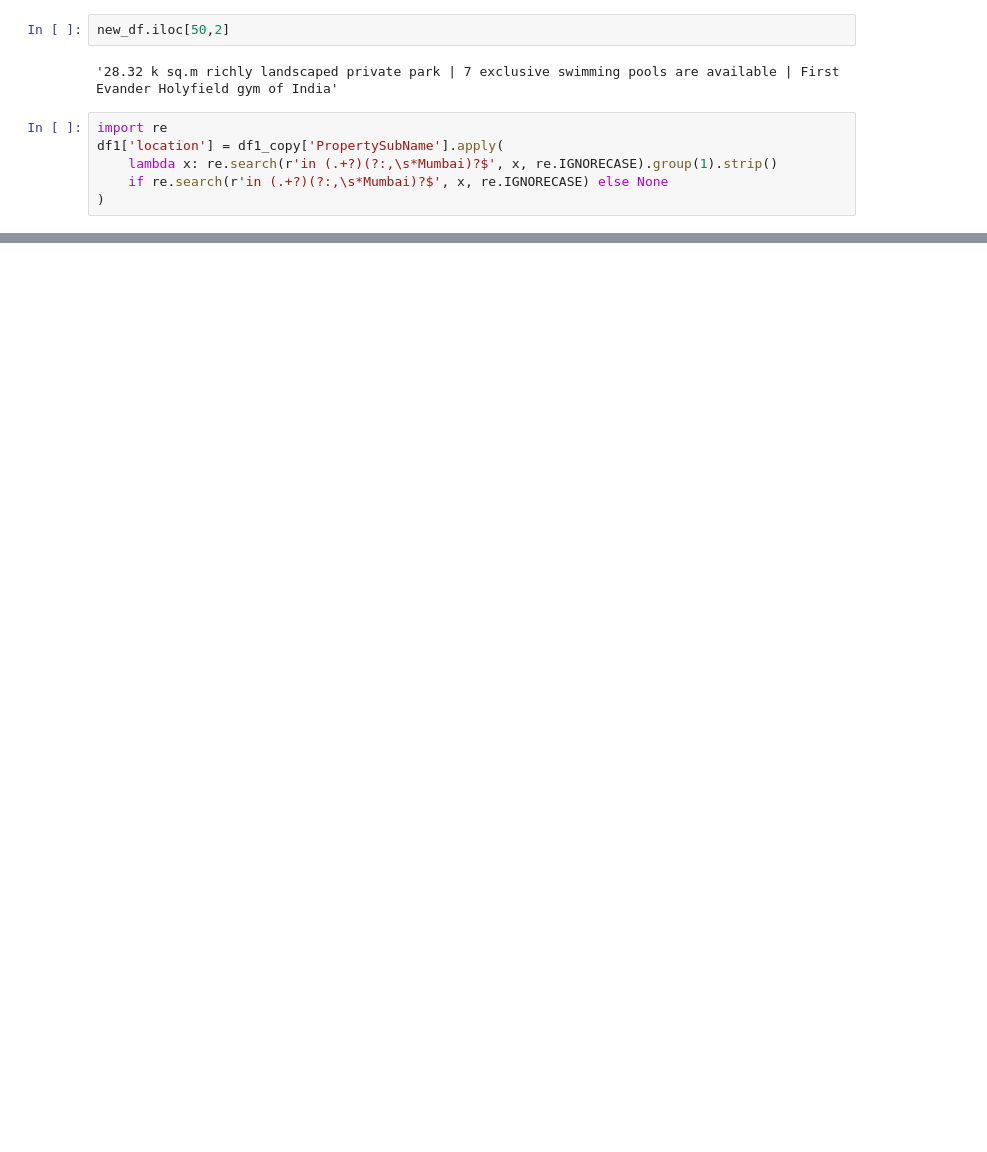
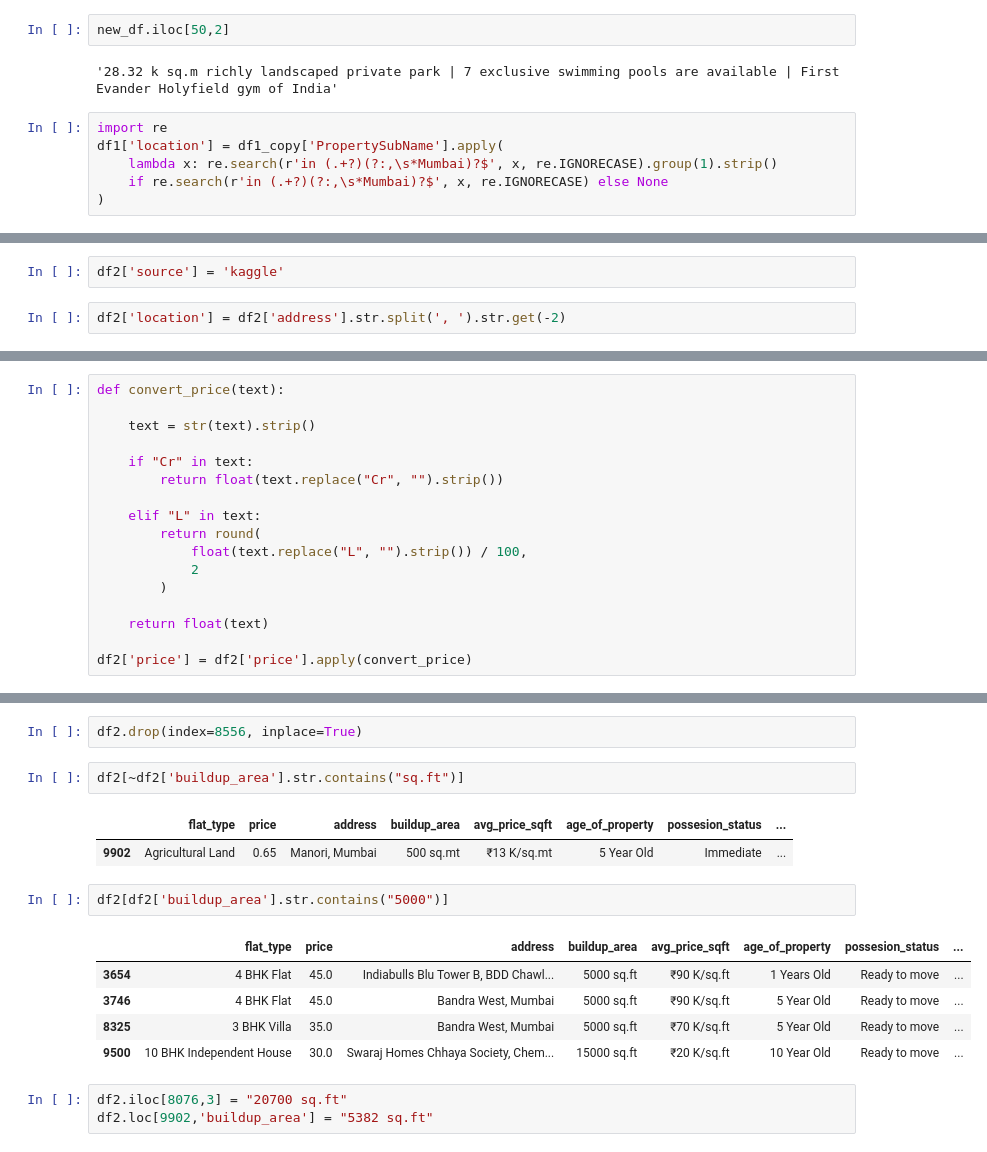
Before and after one commit to ShlokBagwe/Realytics-End-to-End-Real-Estate-Intelligence-Platform, a Jupyter notebook: Real_Estate_Data_Merge.ipynb, the cells around one changed output, grey strips where cells are left out. Saved outputs shown, nothing was run; the diff lists cells and outputs as text; blank space fills up the shorter version.

Commit message:
update df2 (mumbai_flat.csv)

```diff
--- a/Real_Estate_Data_Merge.ipynb
+++ b/Real_Estate_Data_Merge.ipynb
@@ -241,0 +226,4 @@ new_df = new_df.merge(df1[['propertyname','location']],on='propertyname', how='l
+# %%
+df2['source'] = 'kaggle'
+# %%
+df2['location'] = df2['address'].str.split(', ').str.get(-2)
@@ -241,0 +235,17 @@ new_df = new_df.merge(df1[['propertyname','location']],on='propertyname', how='l
+# %%
+def convert_price(text):
+
+    text = str(text).strip()
+
+    if "Cr" in text:
+        return float(text.replace("Cr", "").strip())
+
+    elif "L" in text:
+        return round(
+            float(text.replace("L", "").strip()) / 100,
+            2
+        )
+
+    return float(text)
+
+df2['price'] = df2['price'].apply(convert_price)
@@ -241,0 +264,18 @@ new_df = new_df.merge(df1[['propertyname','location']],on='propertyname', how='l
+# %%
+df2.drop(index=8556, inplace=True)
+# %%
+df2[~df2['buildup_area'].str.contains("sq.ft")]
+# %% [output]
+|  | flat_type | price | address | buildup_area | avg_price_sqft | age_of_property | possesion_status | ... |
+| 9902 | Agricultural Land | 0.65 | Manori, Mumbai | 500 sq.mt | ₹13 K/sq.mt | 5 Year Old | Immediate | ... |
+# %%
+df2[df2['buildup_area'].str.contains("5000")]
+# %% [output]
+|  | flat_type | price | address | buildup_area | avg_price_sqft | age_of_property | possesion_status | ... |
+| 3654 | 4 BHK Flat | 45.0 | Indiabulls Blu Tower B, BDD Chawl... | 5000 sq.ft | ₹90 K/sq.ft | 1 Years Old | Ready to move | ... |
+| 3746 | 4 BHK Flat | 45.0 | Bandra West, Mumbai | 5000 sq.ft | ₹90 K/sq.ft | 5 Year Old | Ready to move | ... |
+| 8325 | 3 BHK Villa | 35.0 | Bandra West, Mumbai | 5000 sq.ft | ₹70 K/sq.ft | 5 Year Old | Ready to move | ... |
+| 9500 | 10 BHK Independent House | 30.0 | Swaraj Homes Chhaya Society, Chem... | 15000 sq.ft | ₹20 K/sq.ft | 10 Year Old | Ready to move | ... |
+# %%
+df2.iloc[8076,3] = "20700 sq.ft"
+df2.loc[9902,'buildup_area'] = "5382 sq.ft"
```
Also changed, not shown: parts of 13 cells of this notebook.
